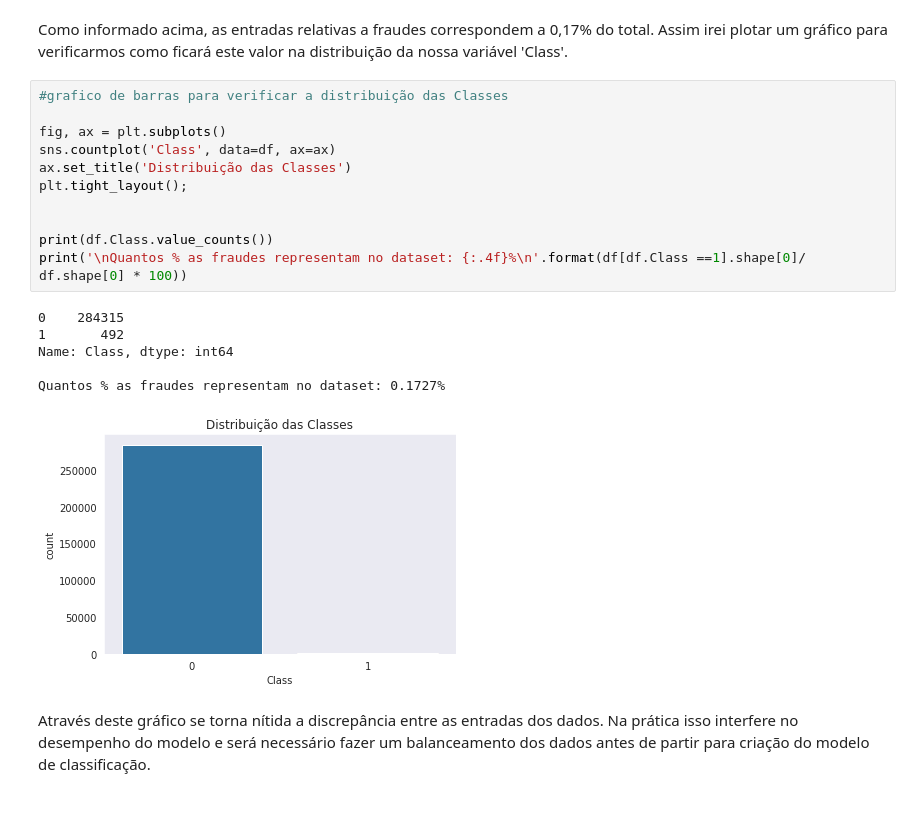
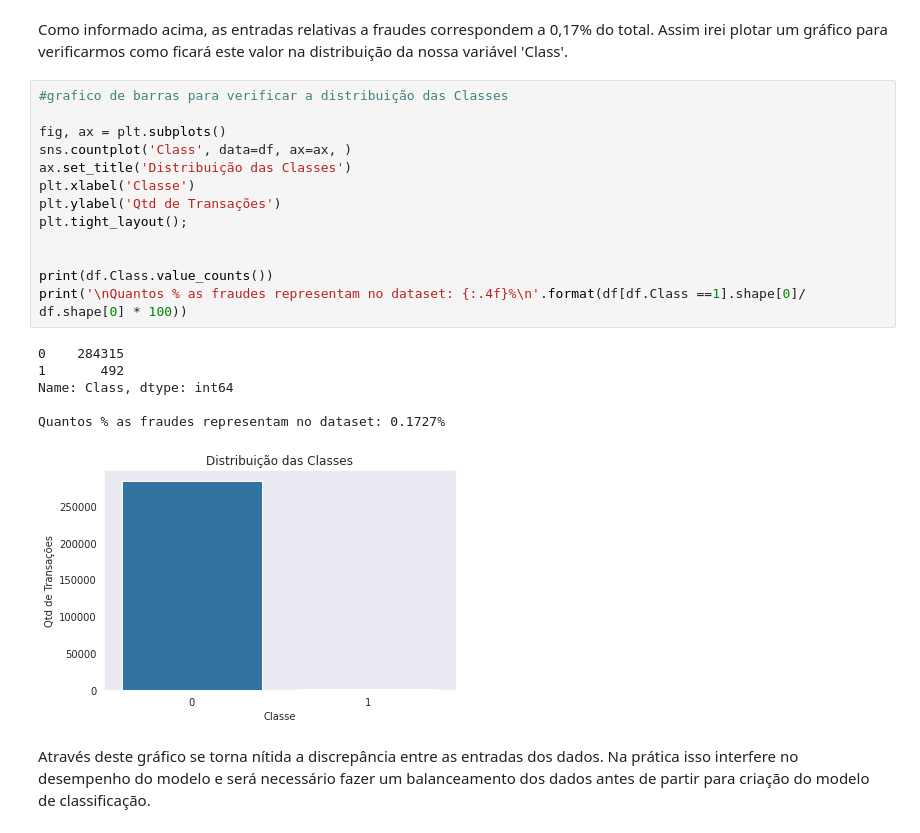
Before and after one commit to jdomeneghini/Data_Science, a Jupyter notebook: DetecçaodeFraude.ipynb, the cells around one changed output. Cells and saved outputs as stored; diff of their text form.

```diff
--- a/DetecçaodeFraude.ipynb
+++ b/DetecçaodeFraude.ipynb
@@ -115,21 +113,23 @@ Como informado acima, as entradas relativas a fraudes correspondem a 0,17% do to
 # %%
 #grafico de barras para verificar a distribuição das Classes
 
 fig, ax = plt.subplots()
-sns.countplot('Class', data=df, ax=ax)
+sns.countplot('Class', data=df, ax=ax, )
 ax.set_title('Distribuição das Classes')
+plt.xlabel('Classe')
+plt.ylabel('Qtd de Transações')
 plt.tight_layout();
 
 
 print(df.Class.value_counts())
 print('\nQuantos % as fraudes representam no dataset: {:.4f}%\n'.format(df[df.Class ==1].shape[0]/ df.shape[0] * 100))
 # %% [output]
 0    284315
 1       492
 Name: Class, dtype: int64
 
 Quantos % as fraudes representam no dataset: 0.1727%
-[figure, old version]
+[figure, new version]
 # %% [markdown]
 Através deste gráfico se torna nítida a discrepância entre as entradas dos dados. Na prática isso interfere no desempenho do modelo e será necessário fazer um balanceamento dos dados antes de partir para criação do modelo de classificação.
 # %% [markdown]
```
Also changed, not shown: parts of 4 cells of this notebook.
